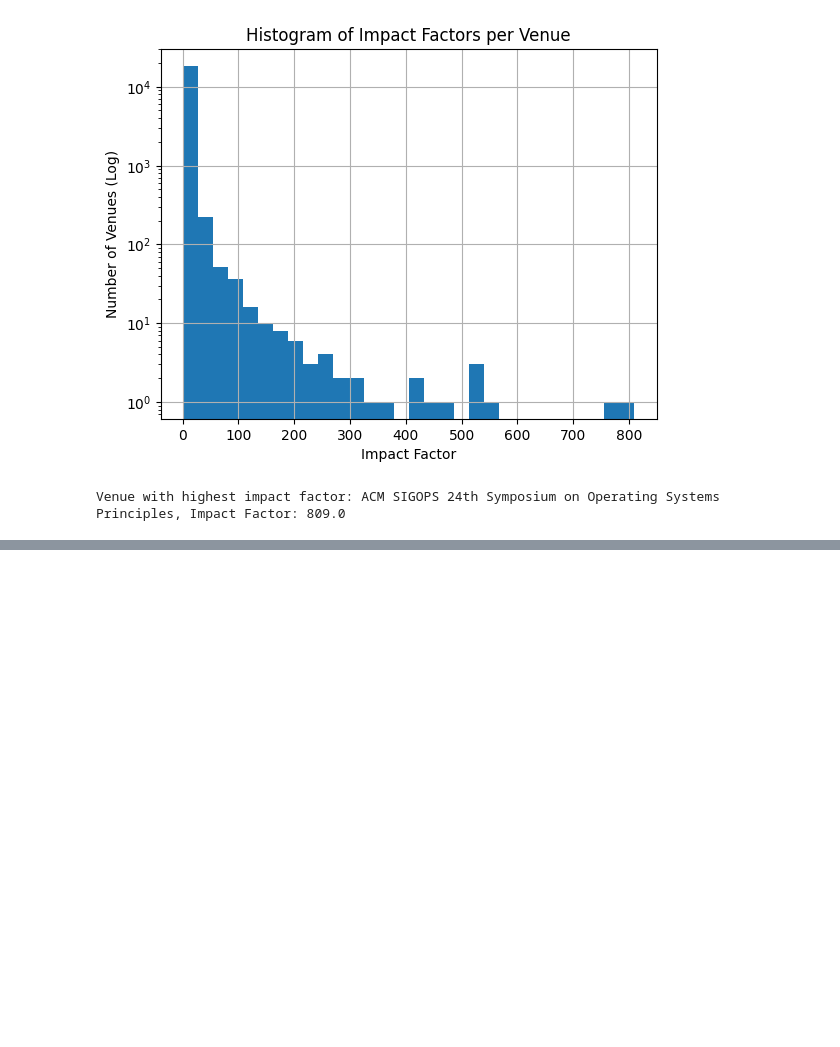
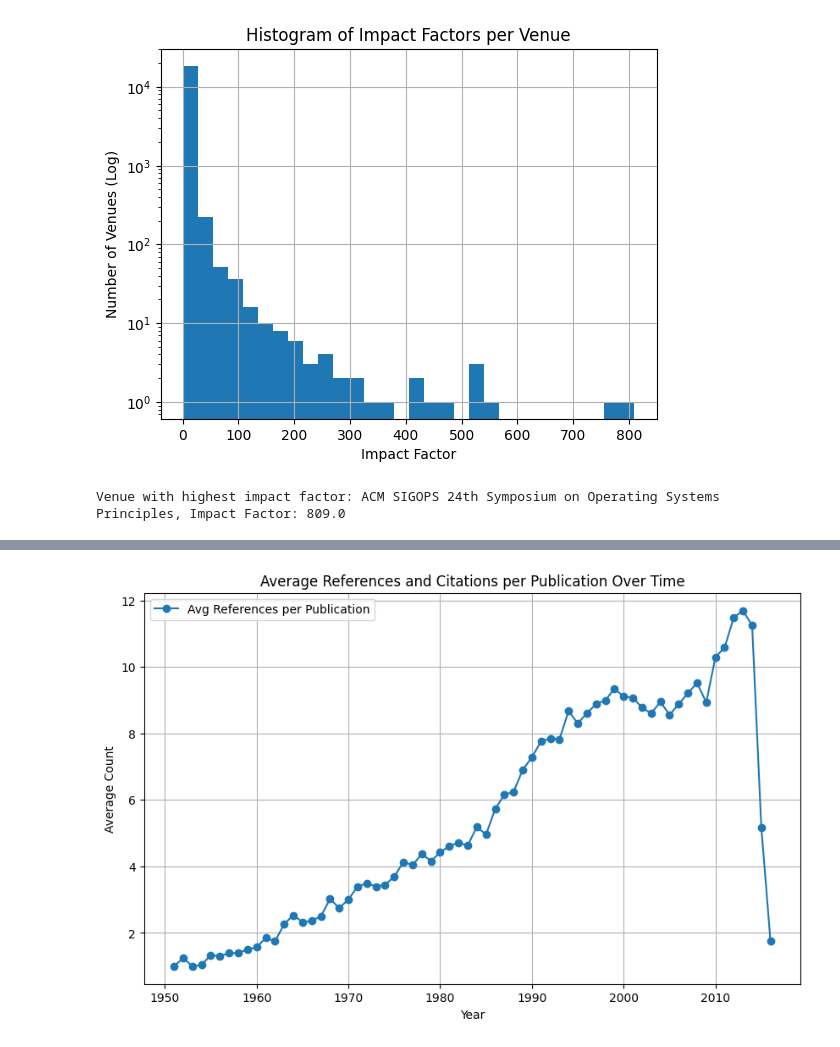
Before and after one commit to 23380809/Unsupervised_HW1, a Jupyter notebook: Aminer.ipynb, the cells around one changed output, grey strips where cells are left out. Cells and saved outputs as stored; diff of their text form; code cells hidden in the pictures; blank space fills up the shorter version.

```diff
--- a/Aminer.ipynb
+++ b/Aminer.ipynb
@@ -126,13 +112,0 @@ print(len(index))
-# %%
-def retrieve_unique_references():
-    df = pd.read_csv(FILE_PATH)
-    references = []
-
-    for ref in df['References'].dropna():
-        references.extend(ref.split(','))
-
-    return set(references)
-
-
-references = retrieve_unique_references()
-print(len(references))
@@ -381,0 +446,60 @@ Venue with highest impact factor: ACM SIGOPS 24th Symposium on Operating Systems
+# %%
+import pandas as pd
+import matplotlib.pyplot as plt
+
+FILE_PATH = 'acm.csv'
+
+def plot_average_references_and_citations_per_publication_per_year():
+    df = pd.read_csv(FILE_PATH)
+
+    year_publication_map = {}
+
+
+
+
+    for i, row in df.iterrows():
+        if pd.notna(row['References']) and pd.notna(row['Index']) and pd.notna(row['Year']):
+
+            references = row['References'].strip().split(',')
+            year = row['Year']
+            index = row['Index']
+
+            # Update the year publication map
+            if year in year_publication_map:
+                year_publication_map[year]['references'] += len(references)
+                year_publication_map[year]['publications'] += 1
+            else:
+                year_publication_map[year] = {
+                    'references': len(references),
+                    'publications': 1,
+                    'citations': 0
+                }
+
+    # Calculate averages
+    years = []
+    avg_references = []
+    avg_citations = []  # Assuming 'citations' refers to incoming citations which we might not have data for
+
+    for year, data in sorted(year_publication_map.items()):
+        years.append(year)
+        avg_references.append(data['references'] / data['publications'])
+
+        # Placeholder for citations if available
+        # avg_citations.append(data['citations'] / data['publications'])
+
+    # Plot the data
+    plt.figure(figsize=(10, 6))
+    plt.plot(years, avg_references, marker='o', label='Avg References per Publication')
+    # Uncomment and adjust if citation data is available
+    # plt.plot(years, avg_citations, marker='x', label='Avg Citations per Publication')
+
+    plt.xlabel('Year')
+    plt.ylabel('Average Count')
+    plt.title('Average References and Citations per Publication Over Time')
+    plt.legend()
+    plt.grid(True)
+    plt.show()
+
+plot_average_references_and_citations_per_publication_per_year()
+# %% [output]
+[figure, added]
```
Also changed, not shown: parts of 15 cells of this notebook, 2 other files.
